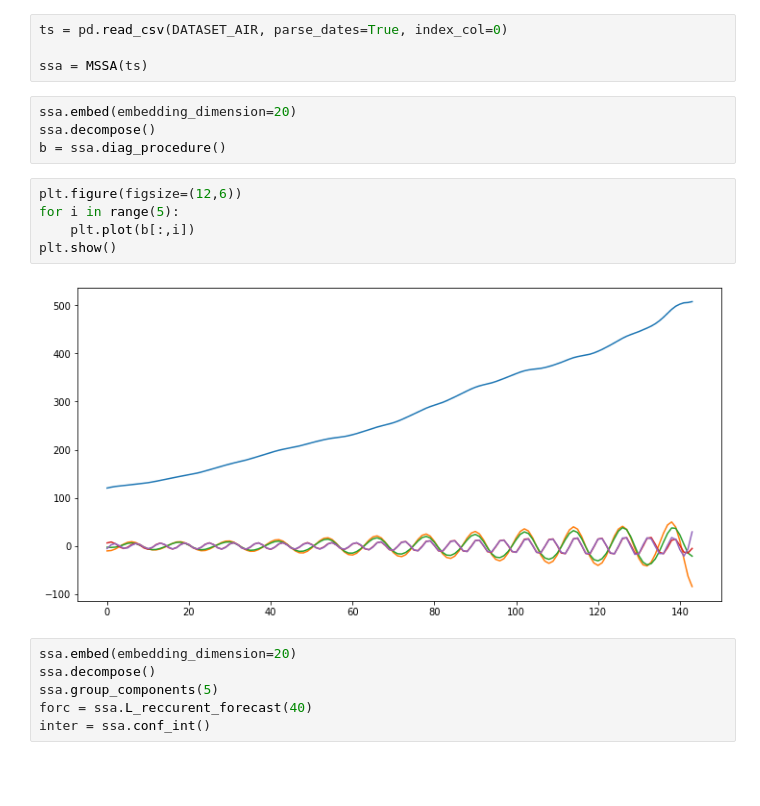
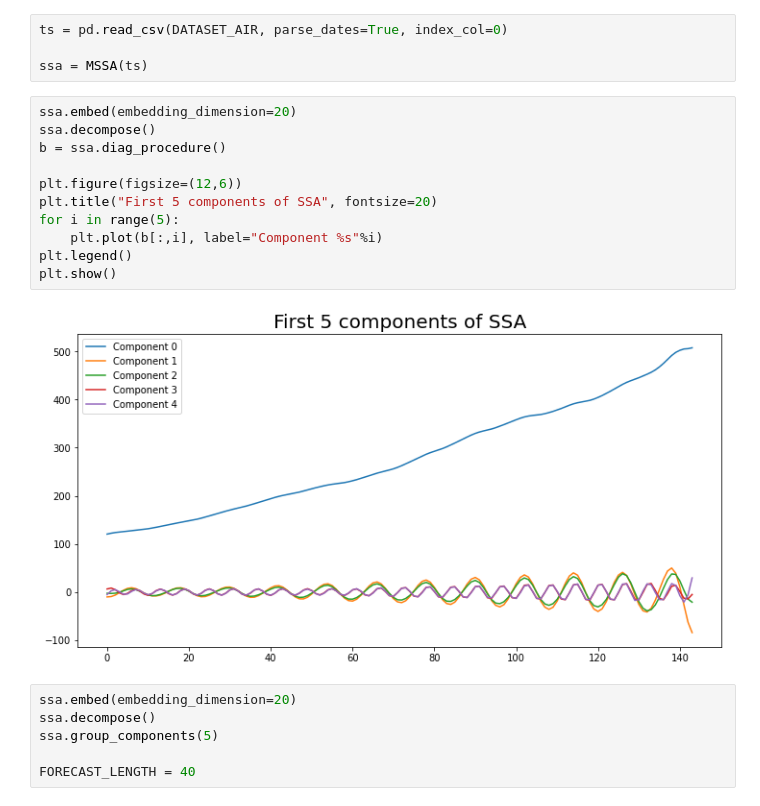
Before and after one commit to AndrewSukhobok95/ssa, a Jupyter notebook: Tutorial.ipynb, the cells around one changed output. Cells and saved outputs as stored; diff of their text form; blank space fills up the shorter version.

```diff
--- a/Tutorial.ipynb
+++ b/Tutorial.ipynb
@@ -67,20 +90,22 @@ ssa.plot(plot_series=[0, 1, 2], title='Artificial Series', x_ax='Day', y_ax='Val
 ts = pd.read_csv(DATASET_AIR, parse_dates=True, index_col=0)
 
 ssa = MSSA(ts)
+# %%
+ssa.embed(embedding_dimension=20)
+ssa.decompose()
+b = ssa.diag_procedure()
+
+plt.figure(figsize=(12,6))
+plt.title("First 5 components of SSA", fontsize=20)
+for i in range(5):
+    plt.plot(b[:,i], label="Component %s"%i)
+plt.legend()
+plt.show()
+# %% [output]
+[figure, added]
 # %%
 ssa.embed(embedding_dimension=20)
 ssa.decompose()
-b = ssa.diag_procedure()
+ssa.group_components(5)
+
+FORECAST_LENGTH = 40
-# %%
-plt.figure(figsize=(12,6))
-for i in range(5):
-    plt.plot(b[:,i])
-plt.show()
-# %% [output]
-[figure, removed]
-# %%
-ssa.embed(embedding_dimension=20)
-ssa.decompose()
-ssa.group_components(5)
-forc = ssa.L_reccurent_forecast(40)
-inter = ssa.conf_int()
```
Also changed, not shown: parts of 18 cells of this notebook, 1 other file.
